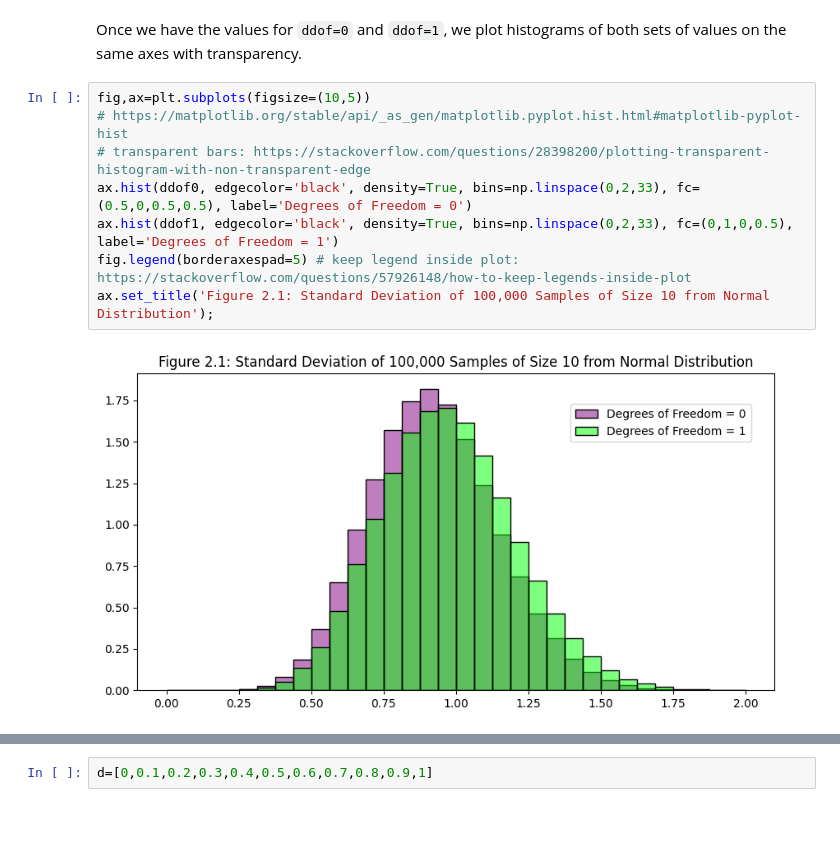
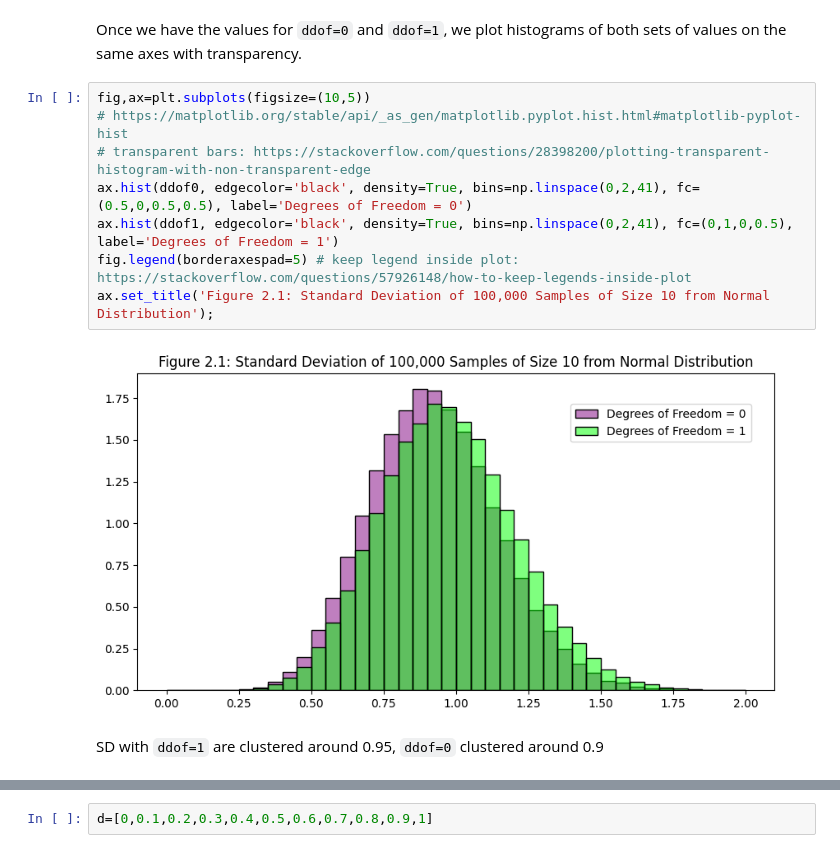
Before and after one commit to rayne-fall/applied_statistics, a Jupyter notebook: problems.ipynb, the cells around one changed output, grey strips where cells are left out. Cells and saved outputs as stored; diff of their text form; blank space fills up the shorter version.

```diff
--- a/problems.ipynb
+++ b/problems.ipynb
@@ -198,10 +207,12 @@ Once we have the values for `ddof=0` and `ddof=1`, we plot histograms of both se
 # %%
 fig,ax=plt.subplots(figsize=(10,5))
 # https://matplotlib.org/stable/api/_as_gen/matplotlib.pyplot.hist.html#matplotlib-pyplot-hist
 # transparent bars: https://stackoverflow.com/questions/28398200/plotting-transparent-histogram-with-non-transparent-edge
-ax.hist(ddof0, edgecolor='black', density=True, bins=np.linspace(0,2,33), fc=(0.5,0,0.5,0.5), label='Degrees of Freedom = 0')
-ax.hist(ddof1, edgecolor='black', density=True, bins=np.linspace(0,2,33), fc=(0,1,0,0.5), label='Degrees of Freedom = 1')
+ax.hist(ddof0, edgecolor='black', density=True, bins=np.linspace(0,2,41), fc=(0.5,0,0.5,0.5), label='Degrees of Freedom = 0')
+ax.hist(ddof1, edgecolor='black', density=True, bins=np.linspace(0,2,41), fc=(0,1,0,0.5), label='Degrees of Freedom = 1')
 fig.legend(borderaxespad=5) # keep legend inside plot: https://stackoverflow.com/questions/57926148/how-to-keep-legends-inside-plot
 ax.set_title('Figure 2.1: Standard Deviation of 100,000 Samples of Size 10 from Normal Distribution');
 # %% [output]
-[figure, old version]
+[figure, new version]
+# %% [markdown]
+SD with `ddof=1` are clustered around 0.95, `ddof=0` clustered around 0.9
```
Also changed, not shown: parts of 36 cells of this notebook.
